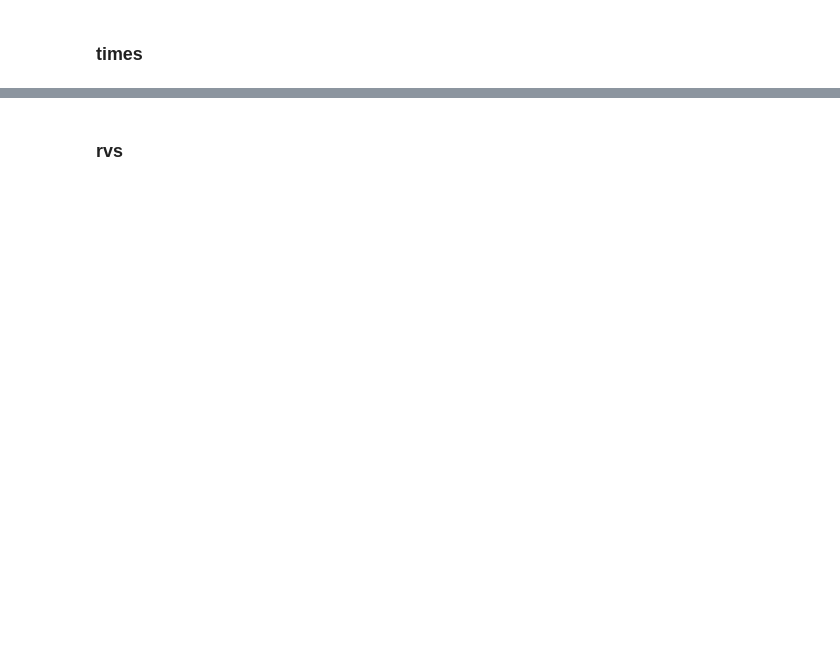
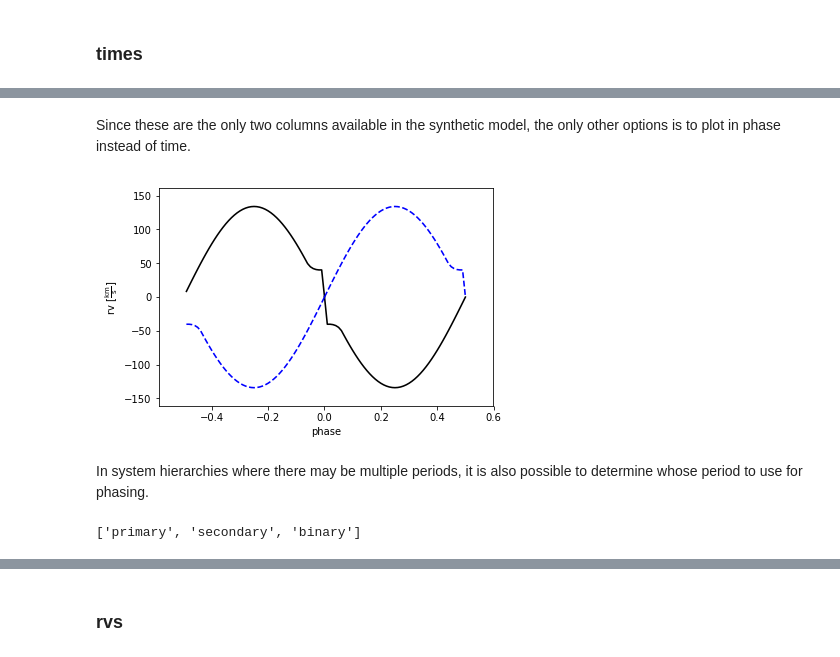
Before and after one commit to phoebe-project/phoebe2-docs, a Jupyter notebook: tutorials/RV.ipynb, the cells around one changed output, grey strips where cells are left out. Cells and saved outputs as stored; diff of their text form; code cells hidden in the pictures; blank space fills up the shorter version.

```diff
--- a/tutorials/RV.ipynb
+++ b/tutorials/RV.ipynb
@@ -53,0 +221,12 @@ ParameterSet: 2 parameters
+# %% [markdown]
+Since these are the only two columns available in the synthetic model, the only other options is to plot in phase instead of time.
+# %%
+afig, mplfig = b.plot(x='phases', show=True)
+# %% [output]
+[figure, added]
+# %% [markdown]
+In system hierarchies where there may be multiple periods, it is also possible to determine whose period to use for phasing.
+# %%
+print(b.filter(qualifier='period').components)
+# %% [output]
+['primary', 'secondary', 'binary']
```
Also changed, not shown: parts of 82 cells of this notebook, 1 other file.
